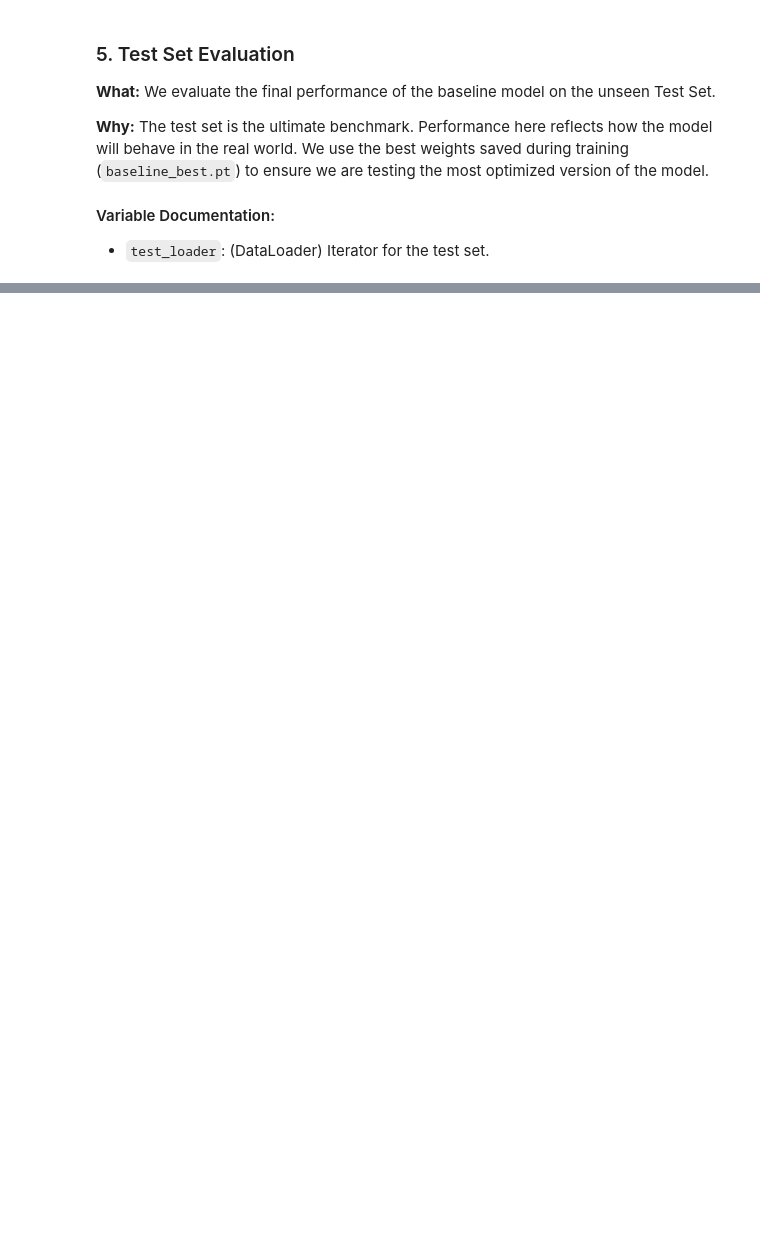
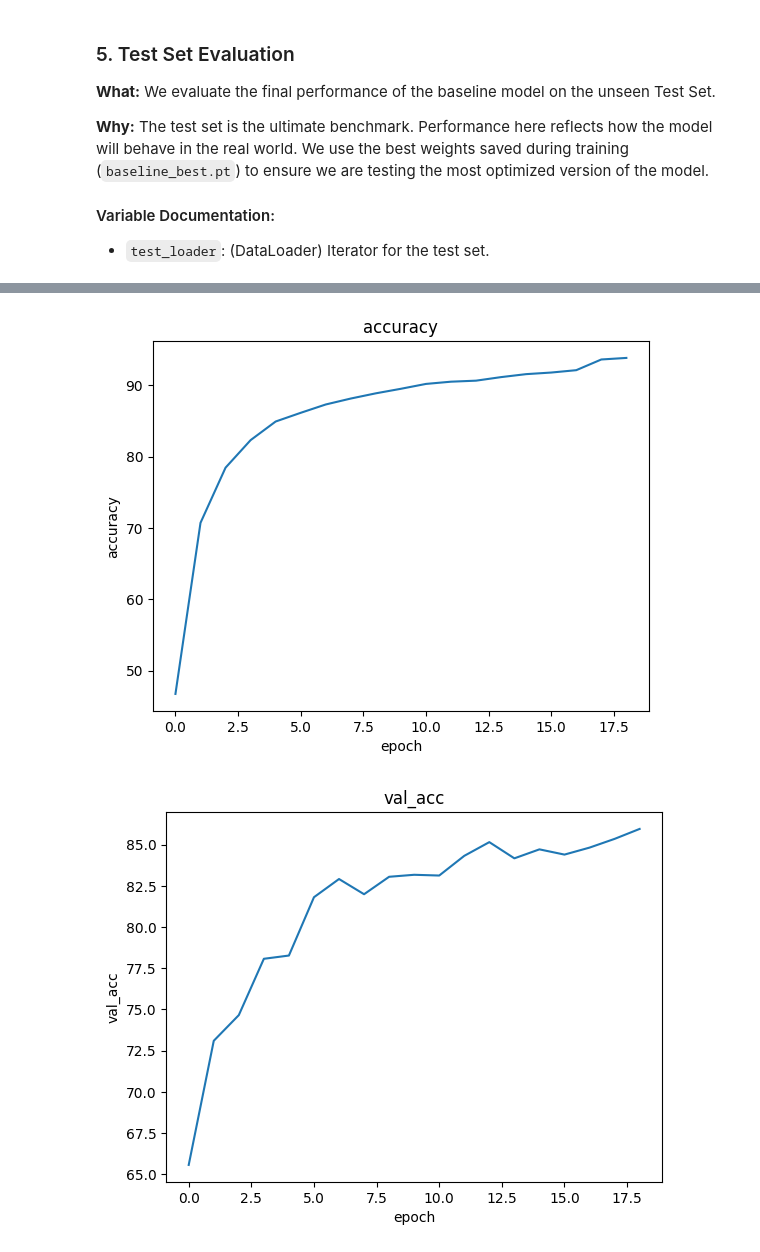
Before and after one commit to Pauloarf/VCPI2526, a Jupyter notebook: VC/src/Report.ipynb, the cells around one changed output, grey strips where cells are left out. Saved outputs shown, nothing was run; the diff lists cells and outputs as text; code cells hidden in the pictures; blank space fills up the shorter version.

```diff
--- a/VC/src/Report.ipynb
+++ b/VC/src/Report.ipynb
@@ -444,0 +473,36 @@ Confusion Matrix:
+# %%
+train_loader_balanced_dynamic = torch.utils.data.DataLoader(
+    train_set_balanced_dynamic,
+    batch_size=BATCH_SIZE,
+    shuffle=True
+)
+
+val_loader_dynamic = torch.utils.data.DataLoader(
+    val_set_dynamic,
+    batch_size=BATCH_SIZE,
+    shuffle=False
+)
+# %%
+model_dynamic = BaselineCNN(len(classes))
+loss_fn = torch.nn.CrossEntropyLoss()
+optimizer = torch.optim.Adam(model_dynamic.parameters(), lr=LEARNING_RATE)
+scheduler = torch.optim.lr_scheduler.ReduceLROnPlateau(
+    optimizer,
+    mode='min',
+    factor=0.1,
+    patience=3
+)
+early_stopper = Early_Stopping(patience=5)
+
+history_dynamic = train_model(
+    model_dynamic,
+    train_loader_balanced_dynamic,
+    val_loader_dynamic,
+    EPOCHS,
+    loss_fn,
+    optimizer,
+    scheduler,
+    early_stopper,
+    device,
+    save_prefix='baseline_dynamic'
+)
@@ -444,0 +530,5 @@ Confusion Matrix:
+# %%
+vcpi_util.show_history(history_dynamic)
+# %% [output]
+[figure, added]
+[figure, added]
```
Also changed, not shown: parts of 16 cells of this notebook.
